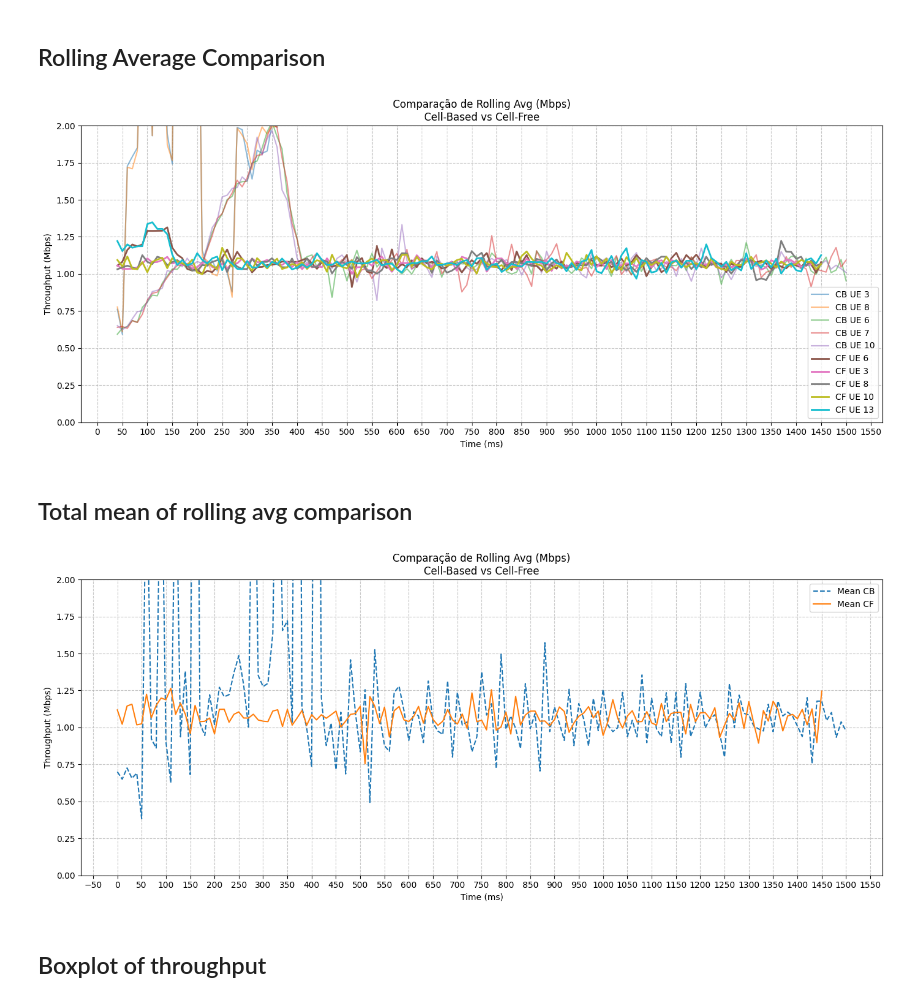
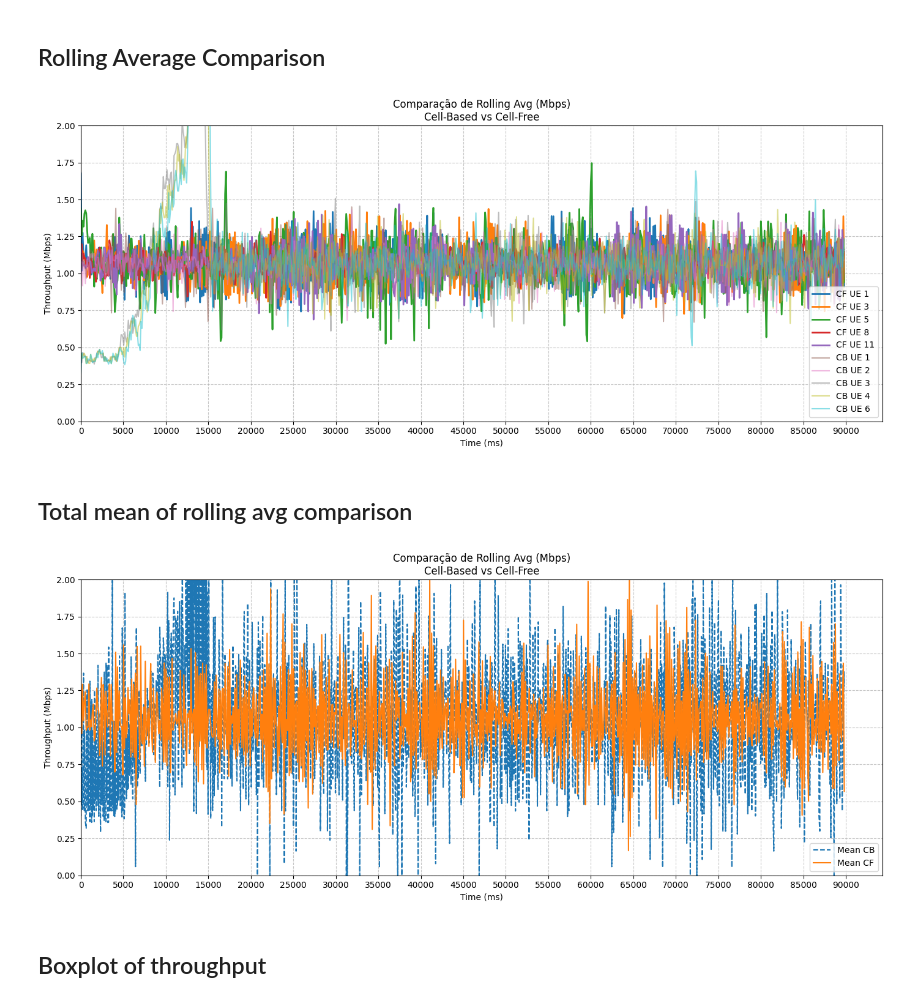
Before and after one commit to Surpr1se0/OAI-tests, a Jupyter notebook: scripts/5-ue.ipynb, the cells around one changed output. Drawn from its saved outputs; the diff is of its cells as text; code cells hidden in the pictures.

```diff
--- a/scripts/5-ue.ipynb
+++ b/scripts/5-ue.ipynb
@@ -10,8 +10,8 @@ import re
 import os
 
 # import data
-file_cell_based_5x = os.path.join("..", "clean-files",  "UL", "throughput", "3rd-attempt", "Cell-based-5ues.txt")
-file_cell_free_5x = os.path.join("..", "clean-files", "UL", "throughput", "3rd-attempt", "Cell-free-5ues.txt")
+file_cell_based_5x = os.path.join("..", "clean-files", "cb" , "5", "rep_020.csv")
+file_cell_free_5x = os.path.join("..", "clean-files", "cf" , "5", "rep_020.csv")
 # %% [markdown]
 ## Calculations for 5X Scenarios
 # %%
@@ -93,7 +60,7 @@ plt.show()
 # Graphic of Throughput and Rolling Average
 plt.figure(figsize=(14, 6))
 for ue, df in dfs_cb.items():
-    sns.lineplot(x="Time (ms)", y="Rolling Avg (Mbps)", data=df, label=f"UE {ue}")
+    sns.lineplot(x="Time_ms", y="Rolling Avg (Mbps)", data=df, label=f"UE {ue}")
 plt.title("Rolling Avg (Mbps) for 5 UEs\n(Cell Based 5x UEs)")
 plt.xlabel("Time (ms)")
 plt.ylabel("Throughput (Mbps)")
@@ -101,7 +68,8 @@ plt.grid(True)
 plt.legend()
 
 plt.ylim(0, 2)
-plt.gca().xaxis.set_major_locator(MultipleLocator(50))
+plt.xlim(left=0)
+plt.gca().xaxis.set_major_locator(MultipleLocator(5000))
 plt.grid(True, linestyle='--', alpha=0.7)
 plt.tight_layout()
 plt.show()
@@ -110,10 +78,14 @@ plt.show()
 # %% [markdown]
 ## Cell-Free 5x UE Throughput x Time
 # %%
+plt.figure(figsize=(14, 6))
+
 # Graphic of Throughput and Rolling Average
-plt.figure(figsize=(14, 6))
 for ue, df in dfs_cf.items():
-    sns.lineplot(x="Time (ms)", y="Throughput (Mbps)", data=df, label=f"UE {ue}")
+    dfs_cf[ue]["Throughput_Mbps"] = dfs_cf[ue]["Throughput_Mbps"].round(3)
+
+    sns.lineplot(x="Time_ms", y="Throughput_Mbps", data=df, label=f"UE {ue}")
+
 plt.title("Throughput in time for 5 UEs\n(Cell Free 5x UEs)")
 plt.xlabel("Time (ms)")
 plt.ylabel("Throughput (Mbps)")
@@ -121,7 +93,8 @@ plt.grid(True)
 plt.legend()
 
 plt.ylim(0, 2)
-plt.gca().xaxis.set_major_locator(MultipleLocator(50))
+plt.xlim(left=0)
+plt.gca().xaxis.set_major_locator(MultipleLocator(5000))
 plt.grid(True, linestyle='--', alpha=0.7)
 plt.tight_layout()
 plt.show()
@@ -131,15 +104,16 @@ plt.show()
 # Graphic of Throughput and Rolling Average
 plt.figure(figsize=(14, 6))
 for ue, df in dfs_cf.items():
-    sns.lineplot(x="Time (ms)", y="Rolling Avg (Mbps)", data=df, label=f"UE {ue}")
-plt.title("Rolling Avg (Mbps) for 5 UEs\n(Cell Free 5x UEs)")
+    sns.lineplot(x="Time_ms", y="Rolling Avg (Mbps)", data=df, label=f"UE {ue}")
+plt.title("Rolling Avg (Mbps) for 5 UEs\n(Cell Based 5x UEs)")
 plt.xlabel("Time (ms)")
 plt.ylabel("Throughput (Mbps)")
 plt.grid(True)
 plt.legend()
 
 plt.ylim(0, 2)
-plt.gca().xaxis.set_major_locator(MultipleLocator(50))
+plt.xlim(left=0)
+plt.gca().xaxis.set_major_locator(MultipleLocator(5000))
 plt.grid(True, linestyle='--', alpha=0.7)
 plt.tight_layout()
 plt.show()
@@ -152,32 +126,34 @@ plt.show()
 # %%
 # Graphic of Throughput and Rolling Average for comparison
 plt.figure(figsize=(14, 6))
 
+# Cell-Free
+for ue, df in dfs_cf.items():
+    sns.lineplot(x="Time_ms", y="Rolling Avg (Mbps)", data=df, label=f"CF UE {ue}", linewidth=2.0)
+
 # Cell-Based
 for ue, df in dfs_cb.items():
-    sns.lineplot(x="Time (ms)", y="Rolling Avg (Mbps)", data=df, label=f"CB UE {ue}", alpha=0.5)
+    sns.lineplot(x="Time_ms", y="Rolling Avg (Mbps)", data=df, label=f"CB UE {ue}", alpha=0.5)
 
-# Cell-Free
-for ue, df in dfs_cf.items():
-    sns.lineplot(x="Time (ms)", y="Rolling Avg (Mbps)", data=df, label=f"CF UE {ue}", linewidth=2.0)
 
 plt.title("Comparação de Rolling Avg (Mbps)\nCell-Based vs Cell-Free")
 plt.xlabel("Time (ms)")
 plt.ylabel("Throughput (Mbps)")
 plt.grid(True)
 plt.legend()
 plt.ylim(0, 2)
-plt.gca().xaxis.set_major_locator(MultipleLocator(50))
+plt.xlim(left=0)
+plt.gca().xaxis.set_major_locator(MultipleLocator(5000))
 plt.grid(True, linestyle='--', alpha=0.7)
 plt.tight_layout()
 plt.show()
 # %% [output]
-[figure, old version]
+[figure, new version]
 # %% [markdown]
 ## Total mean of rolling avg comparison
 # %%
-mean_cb = pd.concat(dfs_cb.values()).groupby("Time (ms)")["Throughput (Mbps)"].mean()
-mean_cf = pd.concat(dfs_cf.values()).groupby("Time (ms)")["Throughput (Mbps)"].mean()
+mean_cb = pd.concat(dfs_cb.values()).groupby("Time_ms")["Throughput_Mbps"].mean()
+mean_cf = pd.concat(dfs_cf.values()).groupby("Time_ms")["Throughput_Mbps"].mean()
 
 plt.figure(figsize=(14, 6))
 
@@ -190,12 +166,13 @@ plt.ylabel("Throughput (Mbps)")
 plt.grid(True)
 plt.legend()
 plt.ylim(0, 2)
-plt.gca().xaxis.set_major_locator(MultipleLocator(50))
+plt.xlim(left=0)
+plt.gca().xaxis.set_major_locator(MultipleLocator(5000))
 plt.grid(True, linestyle='--', alpha=0.7)
 plt.tight_layout()
 plt.show()
 # %% [output]
-[figure, old version]
+[figure, new version]
 # %% [markdown]
 ## Boxplot of throughput
 # %%
```
Also changed, not shown: parts of 9 cells of this notebook, 2 other files.
